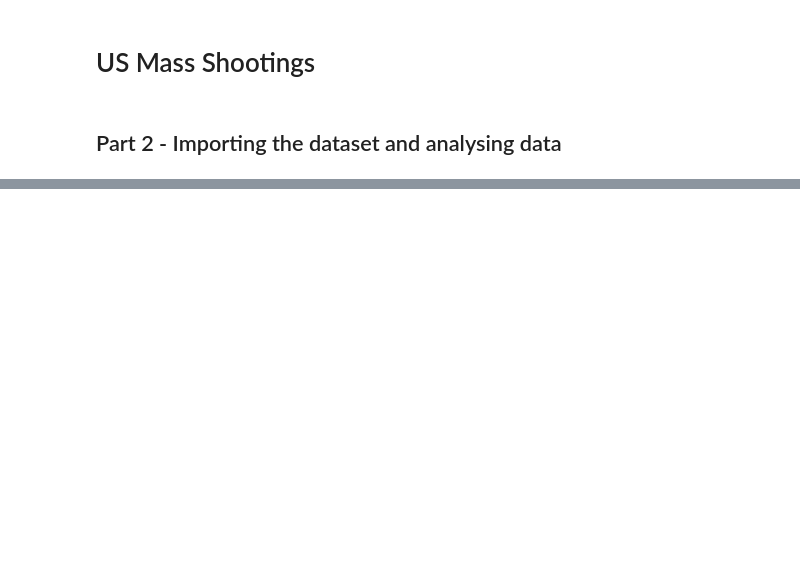
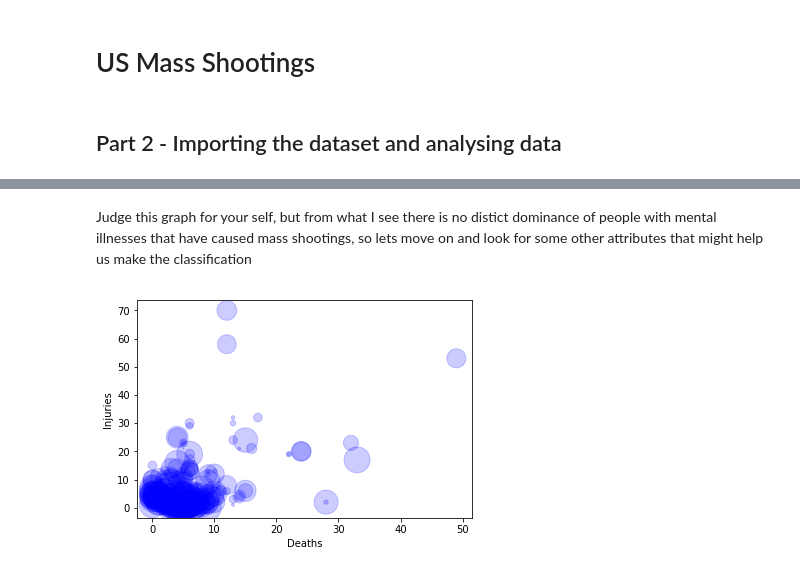
Before and after one commit to nikolaevra/us-mass-shootings-notebook, a Jupyter notebook: US Mass Shootings.ipynb, the cells around one changed output, grey strips where cells are left out. Cells and saved outputs as stored; diff of their text form; code cells hidden in the pictures; blank space fills up the shorter version.

```diff
--- a/US Mass Shootings.ipynb
+++ b/US Mass Shootings.ipynb
@@ -32,0 +48,21 @@ print(dataset.iloc[115:120, :])
+# %% [markdown]
+Judge this graph for your self, but from what I see there is no distict dominance of people with mental illnesses that have caused mass shootings, so lets move on and look for some other attributes that might help us make the classification
+# %%
+dead = dataset.iloc[:, 4].values
+injured = dataset.iloc[:, 5].values
+
+import numpy as np
+
+# Fixing random state for reproducibility
+np.random.seed(19680801)
+
+
+N = 50
+area = np.pi * (15 * np.random.rand(N))**2
+
+plt.scatter(dead[1:], injured[1:], s=area, c='blue', alpha=0.2)
+plt.xlabel("Deaths")
+plt.ylabel("Injuries")
+plt.show()
+# %% [output]
+[figure, added]
```
Also changed, not shown: parts of 11 cells of this notebook, 2 other files.
